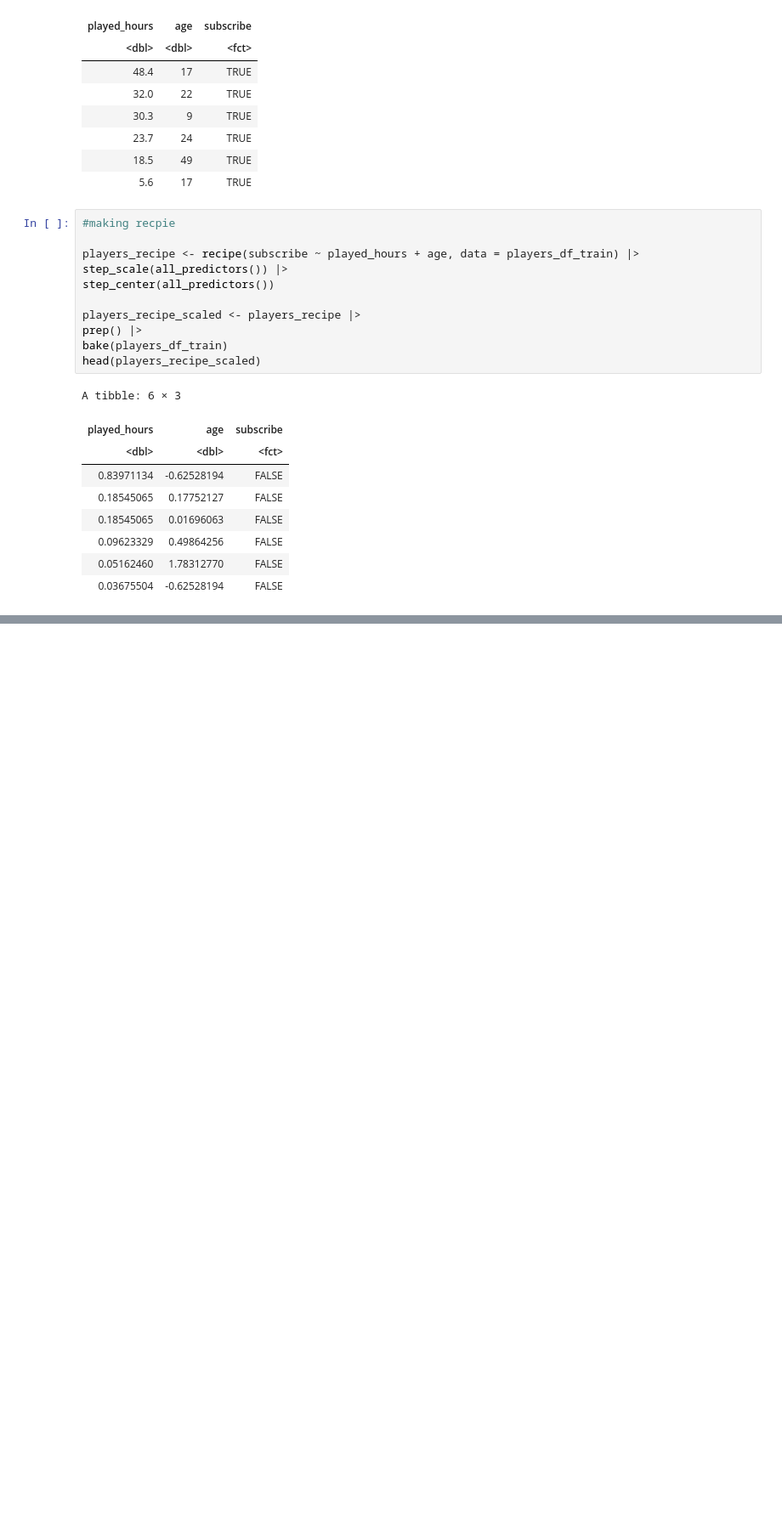
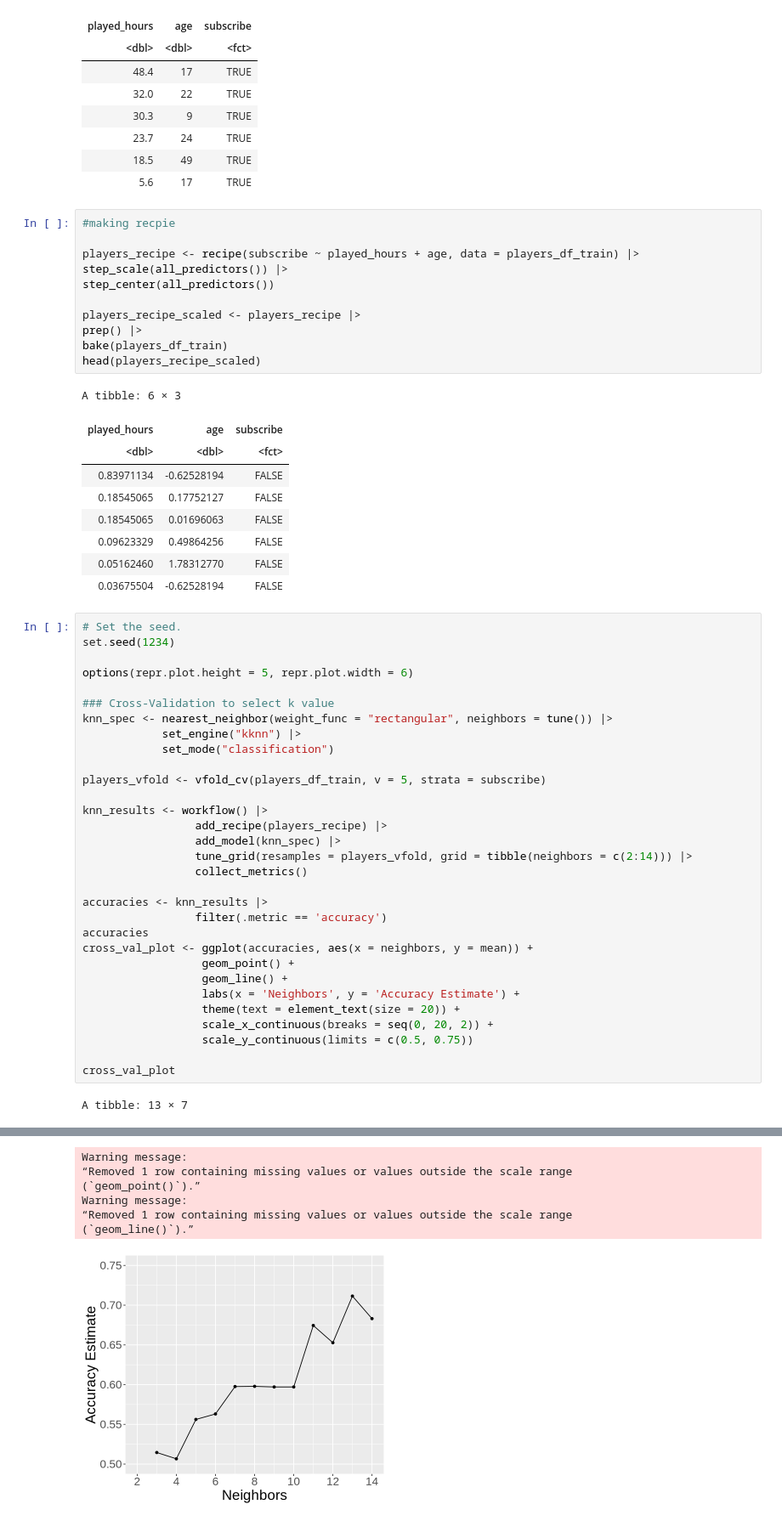
Before and after one commit to lennamh/DSCI100projectfinal, a Jupyter notebook: finalproject.ipynb, the cells around one changed output, grey strips where cells are left out. Shown: that part at 85% size. Drawn from its saved outputs; the diff is of its cells as text; blank space fills up the shorter version.

```diff
--- a/finalproject.ipynb
+++ b/finalproject.ipynb
@@ -175,3 +163,36 @@ A tibble: 6 × 3
 | 0.09623329 | 0.49864256 | FALSE |
 | 0.05162460 | 1.78312770 | FALSE |
 | 0.03675504 | -0.62528194 | FALSE |
+# %%
+# Set the seed.
+set.seed(1234)
+
+options(repr.plot.height = 5, repr.plot.width = 6)
+
+### Cross-Validation to select k value
+knn_spec <- nearest_neighbor(weight_func = "rectangular", neighbors = tune()) |>
+            set_engine("kknn") |>
+            set_mode("classification")
+
+players_vfold <- vfold_cv(players_df_train, v = 5, strata = subscribe)
+
+knn_results <- workflow() |>
+                 add_recipe(players_recipe) |>
+                 add_model(knn_spec) |>
+                 tune_grid(resamples = players_vfold, grid = tibble(neighbors = c(2:14))) |>
+                 collect_metrics()
+
+accuracies <- knn_results |>
+                 filter(.metric == 'accuracy')
+accuracies
+cross_val_plot <- ggplot(accuracies, aes(x = neighbors, y = mean)) +
+                  geom_point() +
+                  geom_line() +
+                  labs(x = 'Neighbors', y = 'Accuracy Estimate') +
+                  theme(text = element_text(size = 20)) +
+                  scale_x_continuous(breaks = seq(0, 20, 2)) +
+                  scale_y_continuous(limits = c(0.5, 0.75))
+
+cross_val_plot
+# %% [output]
+A tibble: 13 × 7
@@ -177,0 +214,7 @@ A tibble: 6 × 3
+Warning message:
+“Removed 1 row containing missing values or values outside the scale range
+(`geom_point()`).”
+Warning message:
+“Removed 1 row containing missing values or values outside the scale range
+(`geom_line()`).”
+[figure, added]
```
Also changed, not shown: parts of 3 cells of this notebook.
